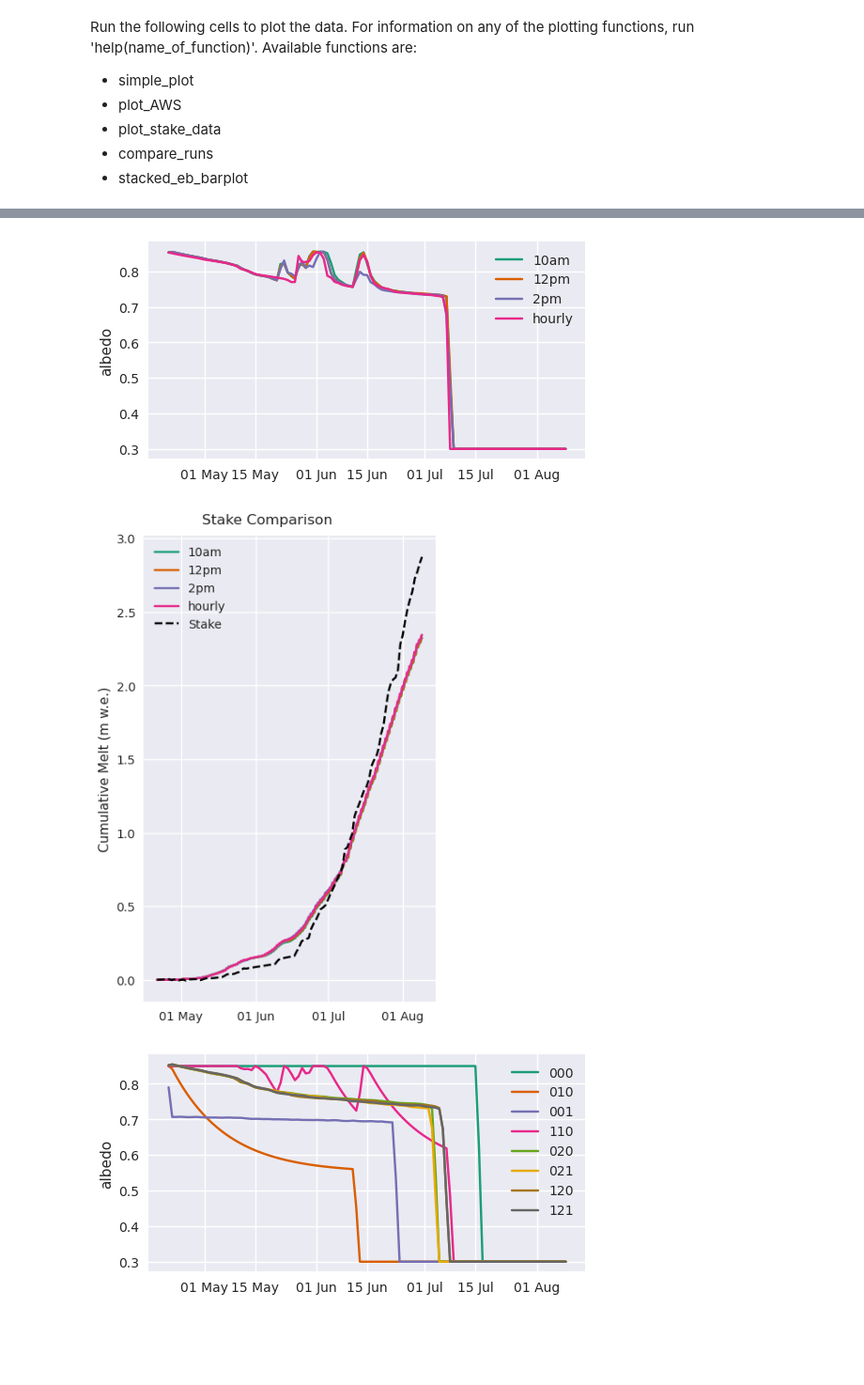
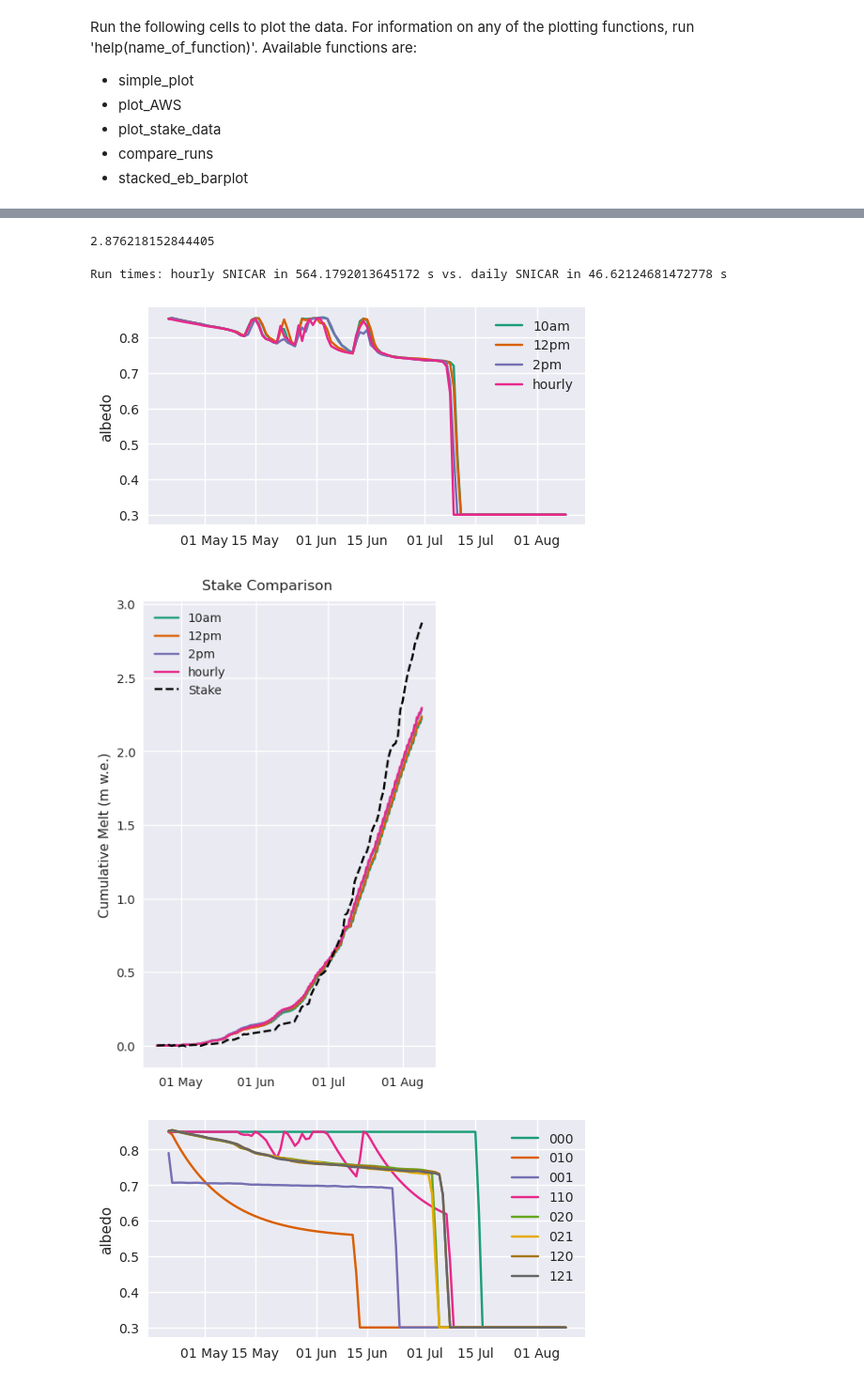
Before and after one commit to drounce/PyGEM, a Jupyter notebook: pygem_eb/processing/ebplotting.ipynb, the cells around one changed output, grey strips where cells are left out. Shown at 94% size. Cells and saved outputs as stored; diff of their text form; code cells hidden in the pictures; blank space fills up the shorter version.

```diff
--- a/pygem_eb/processing/ebplotting.ipynb
+++ b/pygem_eb/processing/ebplotting.ipynb
@@ -32,18 +73,28 @@ plot_stake_ablation(stake_df,[ds_10,ds_all],[startdate,enddate],['10','all'])
+# %%
+stake_df = stake_df.set_index(pd.to_datetime(stake_df['Date']))
+print(np.sum(stake_df[:enddate]['melt']))
+# %% [output]
+2.876218152844405
 # %%
-fn = '/home/claire/research/PyGEM-EB/../Output/EB/Gulkana_2024_02_02_albedo_TOD_14.nc'
+fn = '/home/claire/research/PyGEM-EB/../Output/EB/Gulkana_2024_02_07_albedo_TOD_14.nc'
 ds_14,startdate,enddate = getds(fn)
 ds_10,_,_ = getds(fn.replace('14','10'))
 ds_12,_,_ = getds(fn.replace('14','12'))
-ds_all,_,_ = getds(fn.replace('albedo_TOD_14','hourlySNICAR'))
+# ds_hrly,_,_ = getds(fn.replace('albedo_TOD_14','hourlySNICAR'))
+ds_hrly_ksp,_,_ = getds(fn.replace('albedo_TOD_14','hourlySNICAR_ksp'))
 # %%
-compare_start = startdate #+pd.Timedelta(days=35)
-compare_end = enddate #compare_start+pd.Timedelta(days=10)
+compare_start = startdate # +pd.Timedelta(days=35)
+compare_end = enddate # compare_start+pd.Timedelta(days=5)
 res = 'd'
-compare_runs([ds_10,ds_12,ds_14,ds_all],[compare_start,compare_end],['10am','12pm','2pm','hourly'],'albedo',res=res)
-plot_stake_ablation(stake_df,[ds_10,ds_12,ds_14,ds_all],[compare_start,compare_end],['10am','12pm','2pm','hourly'])
+daily_run_time = ds_10.attrs['time_elapsed']
+hourly_run_time = ds_hrly.attrs['time_elapsed']
+print(f'Run times: hourly SNICAR in {hourly_run_time} vs. daily SNICAR in {daily_run_time}')
+compare_runs([ds_10,ds_12,ds_14,ds_hrly],[compare_start,compare_end],['10am','12pm','2pm','hourly'],'albedo',res=res)
+plot_stake_ablation(stake_df,[ds_10,ds_12,ds_14,ds_hrly],[compare_start,compare_end],['10am','12pm','2pm','hourly'])
 # %% [output]
+Run times: hourly SNICAR in 564.1792013645172 s vs. daily SNICAR in 46.62124681472778 s
-[figure, old version]
+[figure, new version]
-[figure, old version]
+[figure, new version]
 # %%
 switches = ['000','010','001','110','020','021','120','121']
 fp = '/home/claire/research/PyGEM-EB/../Output/EB/Gulkana_2024_02_02_'
```
Also changed, not shown: parts of 8 cells of this notebook, 15 other files.
